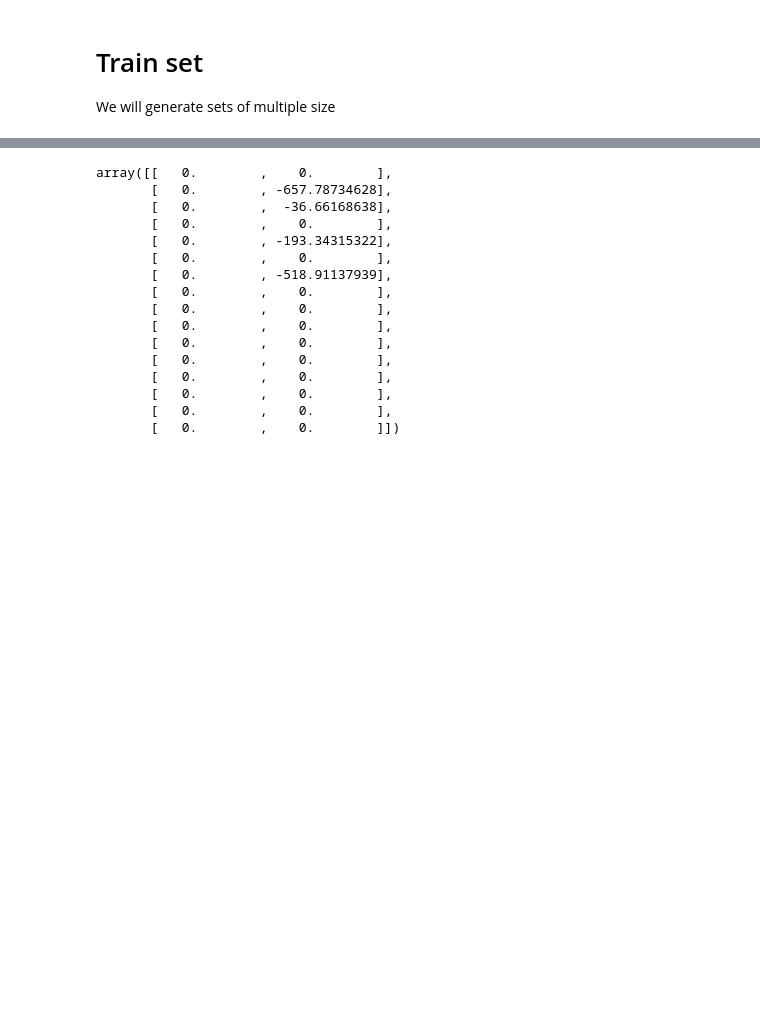
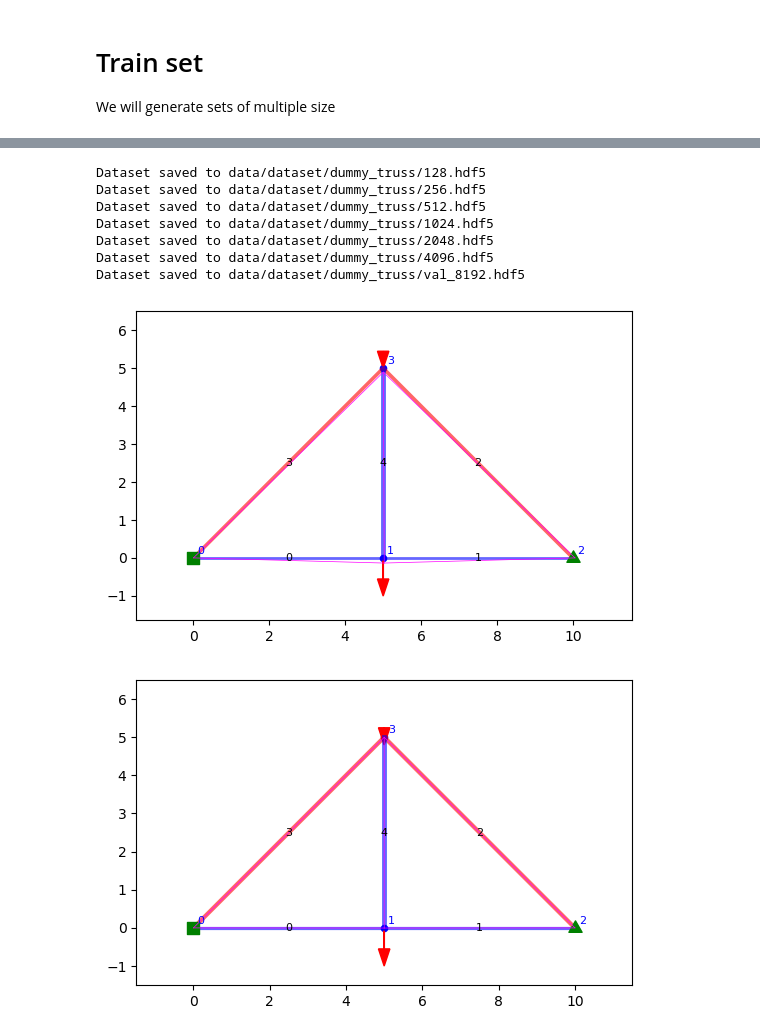
Before and after one commit to alexandre-flamant/memoire, a Jupyter notebook: generation/dummy_truss_generation.ipynb, the cells around one changed output, grey strips where cells are left out. Saved outputs shown, nothing was run; the diff lists cells and outputs as text; code cells hidden in the pictures; blank space fills up the shorter version.

```diff
--- a/generation/dummy_truss_generation.ipynb
+++ b/generation/dummy_truss_generation.ipynb
@@ -335,19 +102,60 @@ array([ 0.,  0., -0.,  0.,  0.,  0.,  0.,  0.,  0., -0.,  0.,  0.,  0.,
-# %%
-ds.external_load[0].reshape((-1, 2)) / 1000.
-# %% [output]
-array([[   0.        ,    0.        ],
-       [   0.        , -657.78734628],
-       [   0.        ,  -36.66168638],
-       [   0.        ,    0.        ],
-       [   0.        , -193.34315322],
-       [   0.        ,    0.        ],
-       [   0.        , -518.91137939],
-       [   0.        ,    0.        ],
-       [   0.        ,    0.        ],
-       [   0.        ,    0.        ],
-       [   0.        ,    0.        ],
-       [   0.        ,    0.        ],
-       [   0.        ,    0.        ],
-       [   0.        ,    0.        ],
-       [   0.        ,    0.        ],
-       [   0.        ,    0.        ]])
+# %%
+def generate_dataset(size, filepath, display=True,
+                     young_range=(150e9, 250e9), area_range=(1e-3, 5e-2), load_range=(-10_000.e3, 0.0)):
+    def routine(size, params_ranges, default_params=None):
+        if default_params is None:
+            default_params = {
+                'volumetric_weight': 78.5e3
+            }
+
+        samples = sobol_sample(
+            ranges=params_ranges,
+            size=size,
+        )
+
+        results_iterator = []
+        for i in range(size):
+            params = default_params.copy()
+            params.update({f"A_{j}": samples[f'a_{j}'][i] for j in range(5)})
+            params.update({f"E_{j}": samples[f'e_{j}'][i] for j in range(5)})
+
+            params[f"load"] = samples[f"load"][i]
+
+            struct = DummyTruss()
+            struct.generate_model(params)
+            LinearAnalysis().run_analysis()
+            g = DummyTrussGenerator(structure=struct)
+
+            results_iterator.append(g.construct_result(params))
+
+        return results_iterator
+
+    # Random loads
+    params_ranges = {f'e_{i}': young_range for i in range(5)}
+    params_ranges.update({f'a_{i}': area_range for i in range(5)})
+    params_ranges.update({f'load': load_range})
+
+    results_iterator = routine(size, params_ranges)
+
+    random.shuffle(results_iterator)  # mixing up all modes
+    if filepath is not None: g.save_from_iterator(results_iterator, filepath, max_size=len(results_iterator))
+    if display: display_structure(def_scale=10)
+
+    return results_iterator
+
+
+dir_path = f"data/dataset/dummy_truss"
+for size in [2**i for i in range(7,13)]:
+    generate_dataset(size, f'{dir_path}/{size}.hdf5')
+
+results = generate_dataset(8192, f'{dir_path}/val_8192.hdf5')
+# %% [output]
+Dataset saved to data/dataset/dummy_truss/128.hdf5
+Dataset saved to data/dataset/dummy_truss/256.hdf5
+Dataset saved to data/dataset/dummy_truss/512.hdf5
+Dataset saved to data/dataset/dummy_truss/1024.hdf5
+Dataset saved to data/dataset/dummy_truss/2048.hdf5
+Dataset saved to data/dataset/dummy_truss/4096.hdf5
+Dataset saved to data/dataset/dummy_truss/val_8192.hdf5
+[figure, added]
+[figure, added]
```
Also changed, not shown: parts of 8 cells of this notebook, 8 other files.
